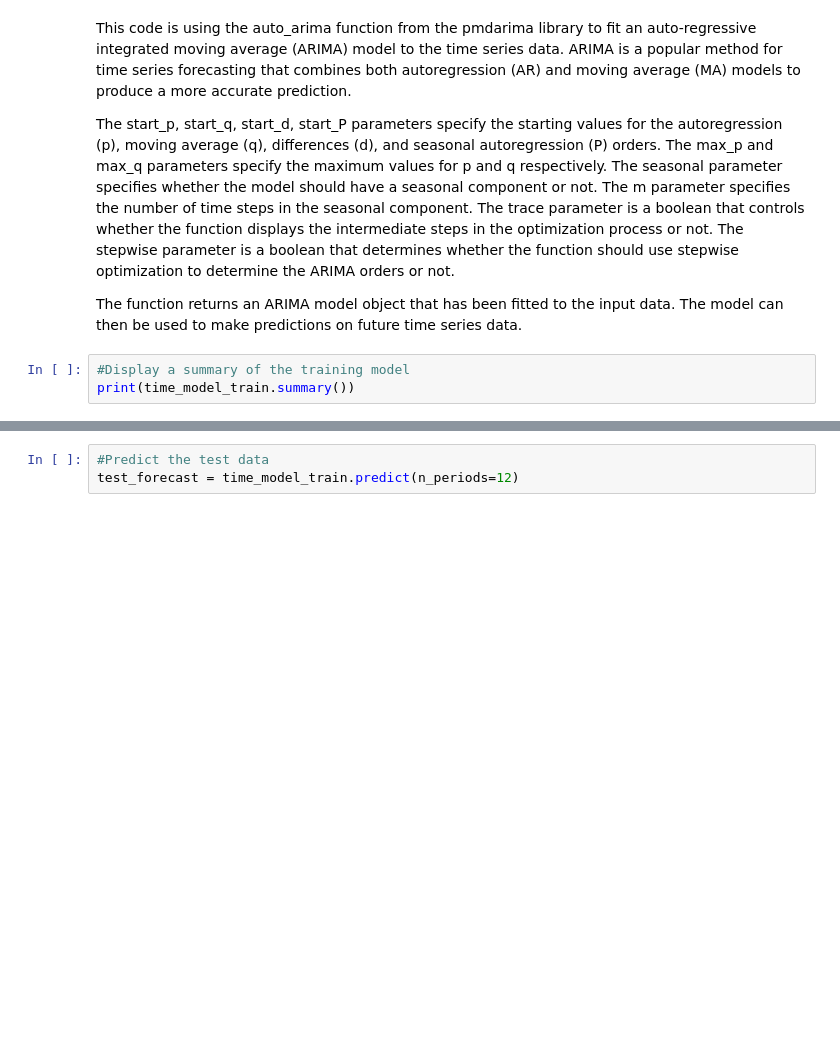
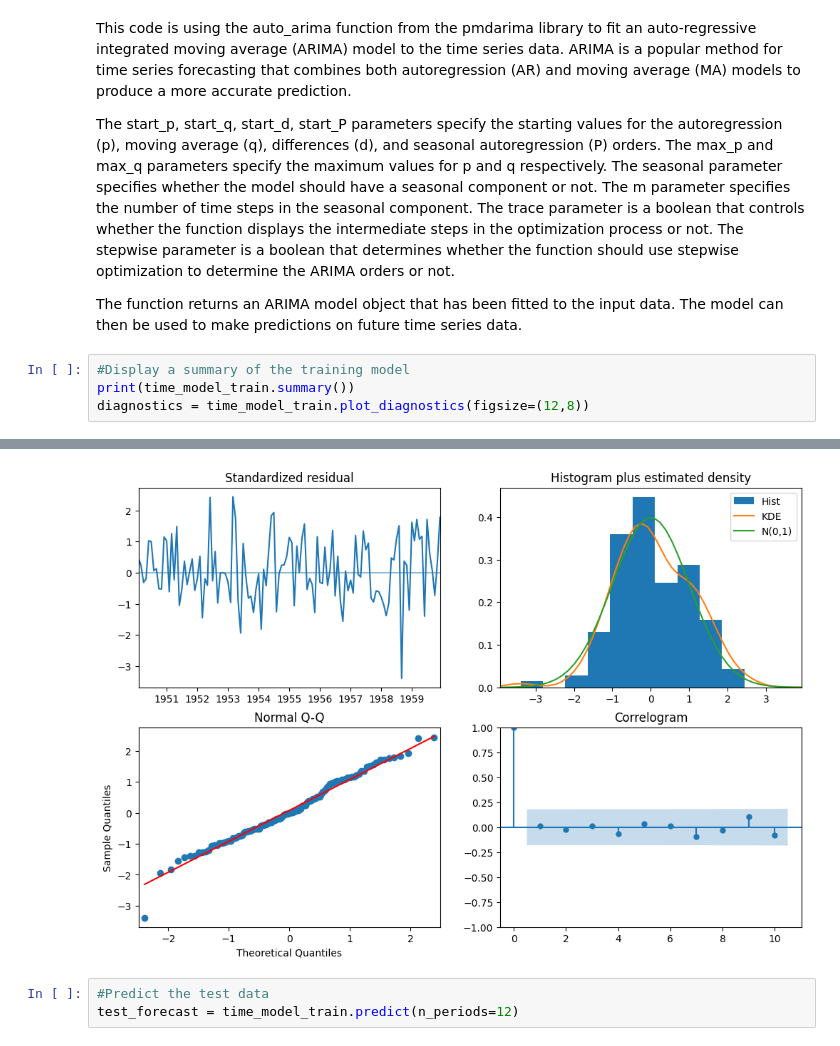
Before and after one commit to willc127/Time_Series, a Jupyter notebook: AirPassengers/forecast.ipynb, the cells around one changed output, grey strips where cells are left out. Saved outputs shown, nothing was run; the diff lists cells and outputs as text; blank space fills up the shorter version.

```diff
--- a/AirPassengers/forecast.ipynb
+++ b/AirPassengers/forecast.ipynb
@@ -103,4 +103,5 @@ The function returns an ARIMA model object that has been fitted to the input dat
 # %%
 #Display a summary of the training model
 print(time_model_train.summary())
+diagnostics = time_model_train.plot_diagnostics(figsize=(12,8))
 # %% [output]
@@ -120,7 +121,8 @@ Covariance Type:                                   opg
 ===================================================================================
 
 Warnings:
 [1] Covariance matrix calculated using the outer product of gradients (complex-step).
+[figure, added]
 # %%
 #Predict the test data
 test_forecast = time_model_train.predict(n_periods=12)
```
Also changed, not shown: parts of 9 cells of this notebook.
